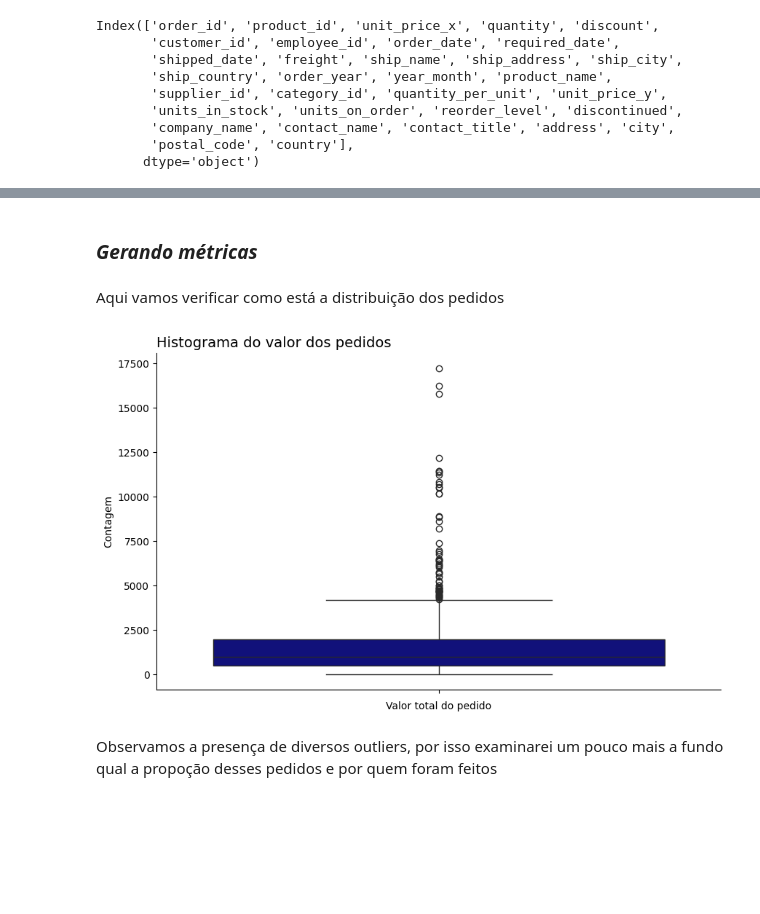
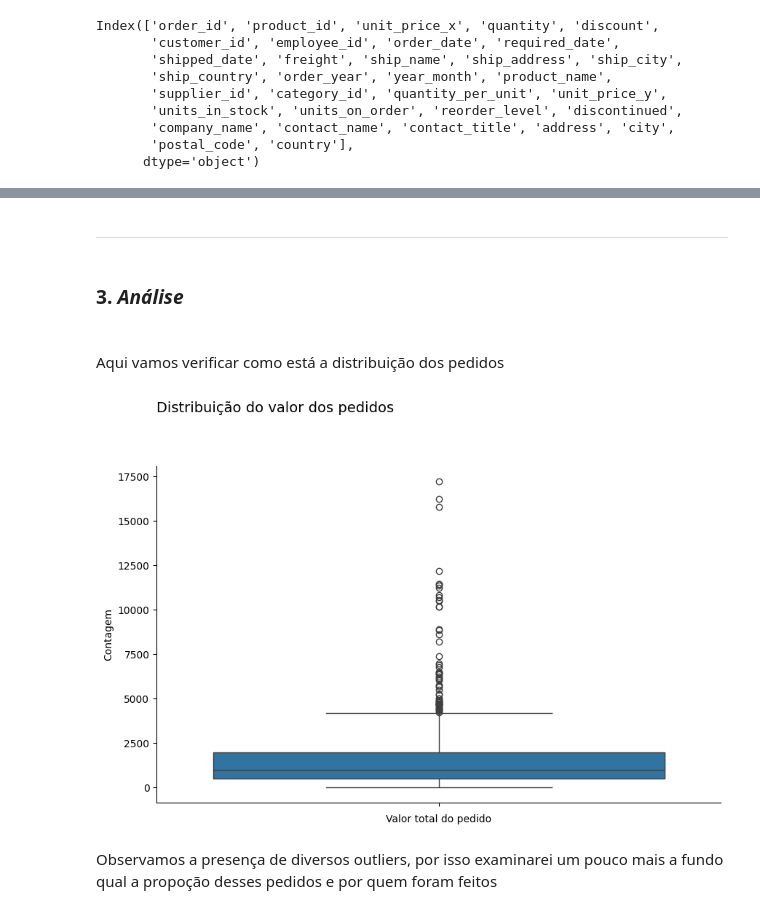
Before and after one commit to raulward/projeto-northwind, a Jupyter notebook: woorkbook.ipynb, the cells around one changed output, grey strips where cells are left out. Saved outputs shown, nothing was run; the diff lists cells and outputs as text; code cells hidden in the pictures; blank space fills up the shorter version.

```diff
--- a/woorkbook.ipynb
+++ b/woorkbook.ipynb
@@ -349,7 +371,7 @@ Index(['order_id', 'product_id', 'unit_price_x', 'quantity', 'discount',
 # %%
-northwind = (df_1.drop(columns=['unit_price_y']).rename(columns={'unit_price_x':'unit_price'}))
+northwind = (df_1.rename(columns={'unit_price_x':'unit_price_moment', 'unit_price_y': 'unit_price_historic'}))
 
-northwind['total_item'] = northwind['unit_price'] * northwind['quantity'] - (northwind['discount'] * 100)
+northwind['total_item'] = northwind['unit_price_moment'] * northwind['quantity'] - (northwind['discount'] * 100)
 
 northwind.head()
 # %% [output]
@@ -365,25 +398,27 @@ Removi a coluna 'unit_price_y' pois além de duplicada, ela pode não refletir o
 # %% [markdown]
-### *Gerando métricas*
+---
+# %% [markdown]
+### 3. *Análise* <h3>
 # %% [markdown]
 Aqui vamos verificar como está a distribuição dos pedidos
 # %%
-total_items = northwind.groupby("order_id")["total_item"].sum()
+total_revenue = northwind.groupby('order_id')['total_item'].sum()
 
-median_value = total_items.median()
+median_value = total_revenue.median()
 
 fig, ax = plt.subplots(figsize=(10,6))
-sns.boxplot(total_items, color="Darkblue", ax=ax)
+sns.boxplot(total_revenue)
 
-ax.set_title('Histograma do valor dos pedidos', loc='left', fontsize=14)
+ax.set_title('Distribuição do valor dos pedidos\n\n\n', loc='left', fontsize=14)
 ax.set_xlabel('Valor total do pedido')
 ax.set_ylabel('Contagem')
 
 ax.spines['top'].set_visible(False)
 ax.spines['right'].set_visible(False)
 
 plt.show()
 # %% [output]
-[figure, old version]
+[figure, new version]
 # %% [markdown]
 Observamos a presença de diversos outliers, por isso examinarei um pouco mais a fundo qual a propoção desses pedidos e por quem foram feitos
 # %%
```
Also changed, not shown: parts of 26 cells of this notebook, 1 other file.
